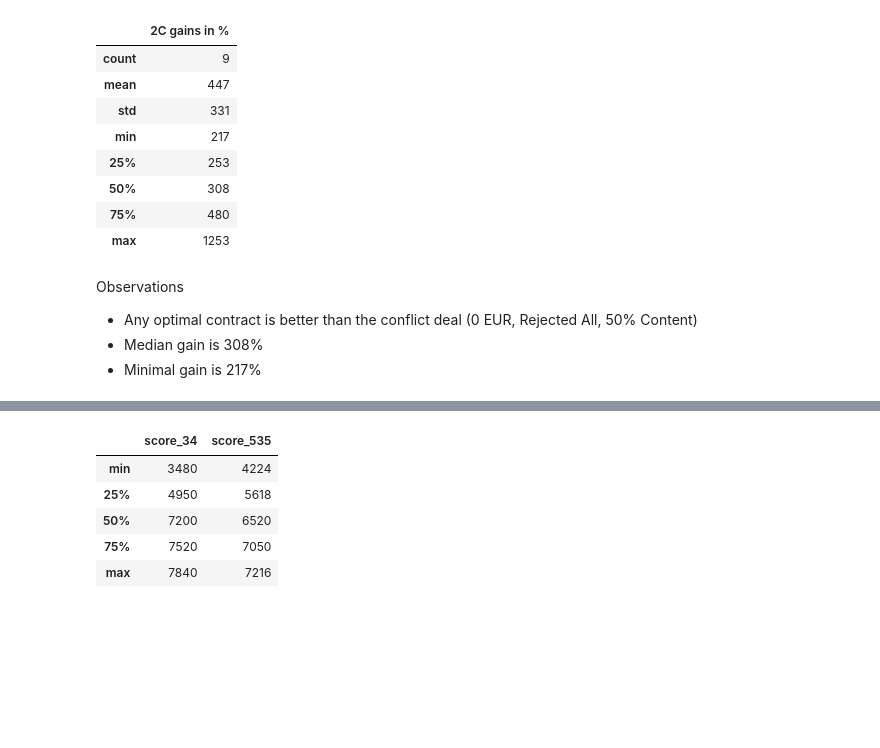
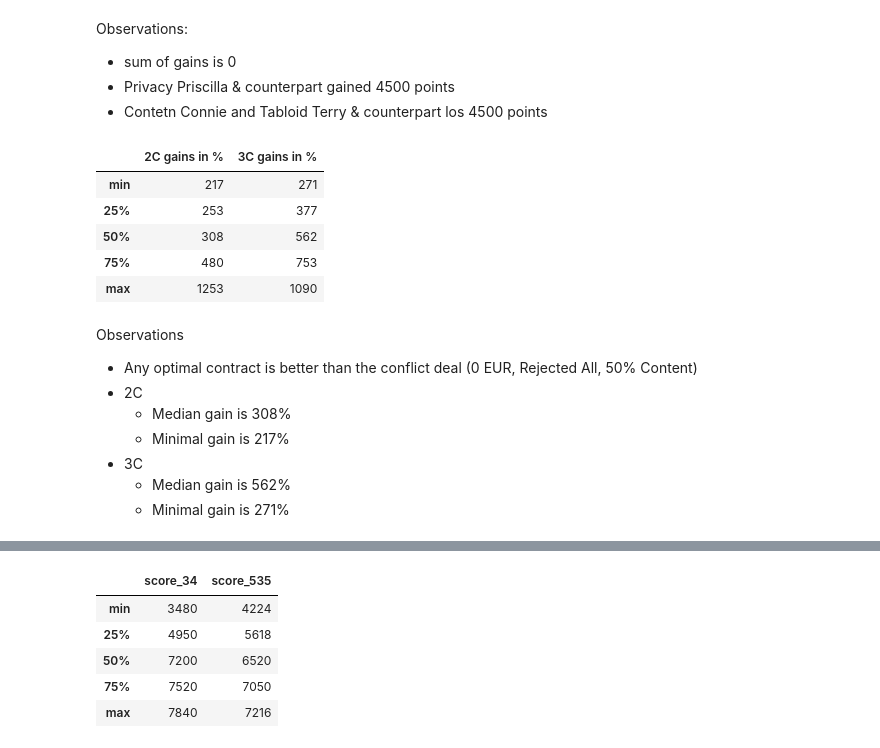
Before and after one commit to 82beja1bwi/contract-evaluation, a Jupyter notebook: qualitative_analysis.ipynb, the cells around one changed output, grey strips where cells are left out. Drawn from its saved outputs; the diff is of its cells as text; code cells hidden in the pictures; blank space fills up the shorter version.

```diff
--- a/qualitative.ipynb
+++ b/qualitative_analysis.ipynb
@@ -96,7 +100,7 @@ for name in ['consent_34']:
     two_c_df[name] = two_c_df[name].apply(lambda value: 'ALL' if value == 100.0 else ('REJECTED' if value == 0.0 else value))
 
 # arrange order of columns
-two_c_df = two_c_df[['user', 'site','u_persona', 's_persona', 'persona_fit', 'default', 'score_34', 'score_64', 'score_67',
+two_c_df = two_c_df[['user', 'site','u_persona', 's_persona', 'persona_fit', 'default_old', 'default_new', 'score_34', 'score_64', 'score_67',
                    'consent_34', 'consent_64', 'consent_67', 'content_34', 'content_64', 'content_67']]
 
 # show df
@@ -152,7 +157,7 @@ def toSitePersona(value):
      elif value == 'HLL':
          return 'Premium Press'
      elif value == 'LHL':
-         return 'Tabloid Press'
+         return 'Tabloid Talker'
      elif value == 'LLH':
          return 'Affordable News Network'
 
@@ -183,7 +188,7 @@ for name in ['consent_535']:
     three_c_df[name] = three_c_df[name].apply(lambda value: 'ALL' if value == 100.0 else ('REJECTED' if value == 0.0 else value))
 
 # arrange order of columns
-three_c_df = three_c_df[['user', 'site','u_persona', 's_persona', 'persona_fit', 'default', 'score_535', 'score_565',
+three_c_df = three_c_df[['user', 'site','u_persona', 's_persona', 'persona_fit', 'default_new', 'reality_assumption',  'score_535', 'score_565',
                    'consent_535', 'consent_565', 'content_535', 'content_565','cost_535','cost_565']]
 
 three_c_df
@@ -223,28 +259,52 @@ Metrics:
+# %% [markdown]
+Observations:
+
+- sum of gains is 0
+- Privacy Priscilla & counterpart gained 4500 points
+- Contetn Connie and Tabloid Terry  & counterpart los 4500 points
 # %%
+# --- 2C ---
+
 # Any contract should be better than the default/conflict deal
 score_columns = ['score_34','score_64','score_67']
 
 # Find the minimum value in each row for the selected columns
 min_score = two_c_df[score_columns].min(axis=1)
 
 # Minimum Gain Ratio
-gain_ratios = min_score / two_c_df['default'] * 100
+gain_ratios = min_score / two_c_df['default_new'] * 100
 gain_ratios.name = '2C gains in %'
 
-# Print descriptive statistics
-gain_ratios.describe().astype(int).to_frame()
+# --- 3C ---
+
+# Any contract should be better than the default/conflict deal
+score_columns_3c = ['score_535','score_565']
+
+# Find the minimum value in each row for the selected columns
+min_score = three_c_df[score_columns_3c].min(axis=1)
+
+# Minimum Gain Ratio
+gain_ratios_3c = min_score / three_c_df['default_new'] * 100
+gain_ratios_3c.name = '3C gains in %'
+
+# Concat & Print
+concat = pd.concat([gain_ratios.describe().astype(int).to_frame(),gain_ratios_3c.describe().astype(int).to_frame()], axis=1)
+
+concat.drop(['mean','count','std'])
 # %% [output]
-|  | 2C gains in % |
-| count | 9 |
-| mean | 447 |
-| std | 331 |
-| min | 217 |
-| 25% | 253 |
-| 50% | 308 |
-| 75% | 480 |
-| max | 1253 |
+|  | 2C gains in % | 3C gains in % |
+| min | 217 | 271 |
+| 25% | 253 | 377 |
+| 50% | 308 | 562 |
+| 75% | 480 | 753 |
+| max | 1253 | 1090 |
 # %% [markdown]
 Observations
+
 - Any optimal contract is better than the conflict deal (0 EUR, Rejected All, 50% Content)
-- Median gain is 308%
-- Minimal gain is 217%
+- 2C
+  - Median gain is 308%
+  - Minimal gain is 217%
+- 3C
+  - Median gain is 562%
+  - Minimal gain is 271%
```
Also changed, not shown: parts of 55 cells of this notebook, 9 other files.
